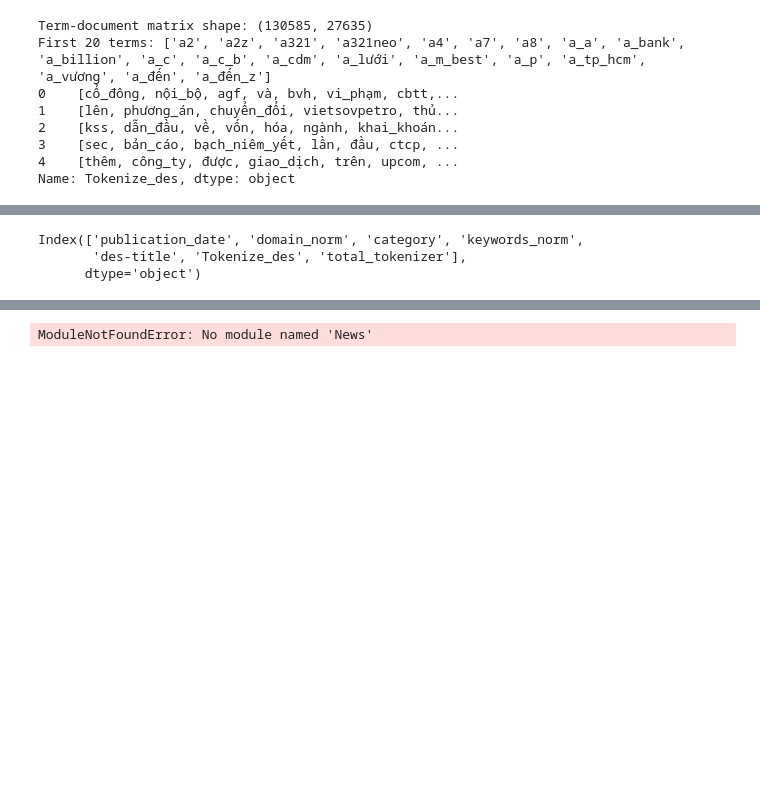
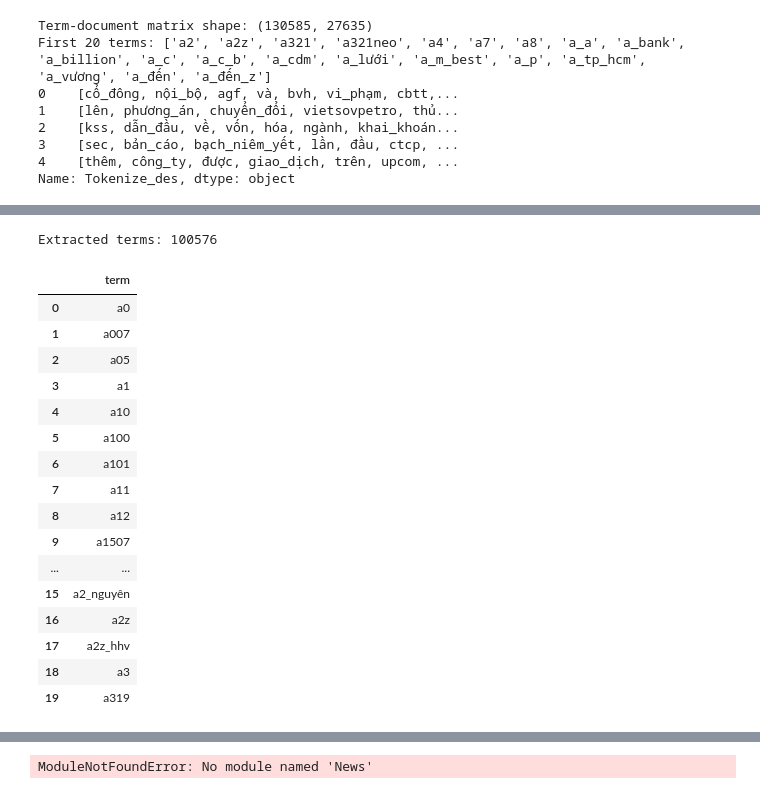
Before and after one commit to doankhang255/project3T, a Jupyter notebook: News/check_news.ipynb, the cells around one changed output, grey strips where cells are left out. Cells and saved outputs as stored; diff of their text form; code cells hidden in the pictures; blank space fills up the shorter version.

```diff
--- a/News/check_news.ipynb
+++ b/News/check_news.ipynb
@@ -835 +908,33 @@ df.to_parquet("equity_news_tokenized.parquet", index=False)
+# %%
+term_document_matrix, terms, vectorizer = build_term_document_matrix()
+
+try:
+    terms = vectorizer.get_feature_names_out().tolist()
+except NameError:
+    term_document_matrix, terms, vectorizer = build_term_document_matrix()
+
+terms_df = pd.DataFrame({"term": terms})
+terms_df.to_csv("csr_terms.csv", index=False, encoding="utf-8-sig")
+
+print("Extracted terms:", len(terms))
+terms_df.head(20)
+# %% [output]
+Extracted terms: 100576
+|  | term |
+| 0 | a0 |
+| 1 | a007 |
+| 2 | a05 |
+| 3 | a1 |
+| 4 | a10 |
+| 5 | a100 |
+| 6 | a101 |
+| 7 | a11 |
+| 8 | a12 |
+| 9 | a1507 |
+| ... | ... |
+| 15 | a2_nguyên |
+| 16 | a2z |
+| 17 | a2z_hhv |
+| 18 | a3 |
+| 19 | a319 |
 # %%
@@ -838,7 +944,0 @@ pd.DataFrame({"term": terms}).to_csv("all_terms.csv", index=False, encoding="utf
-# %%
-df = pd.read_parquet("equity_news_tokenized.parquet")
-df.columns
-# %% [output]
-Index(['publication_date', 'domain_norm', 'category', 'keywords_norm',
-       'des-title', 'Tokenize_des', 'total_tokenizer'],
-      dtype='object')
```
Also changed, not shown: parts of 10 cells of this notebook, 7 other files.
